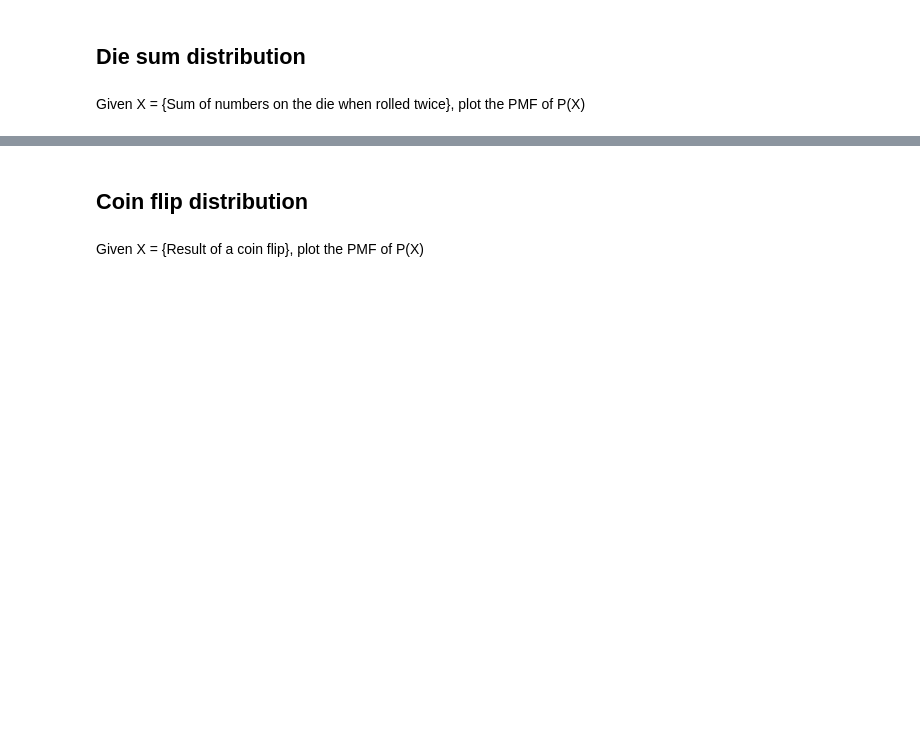
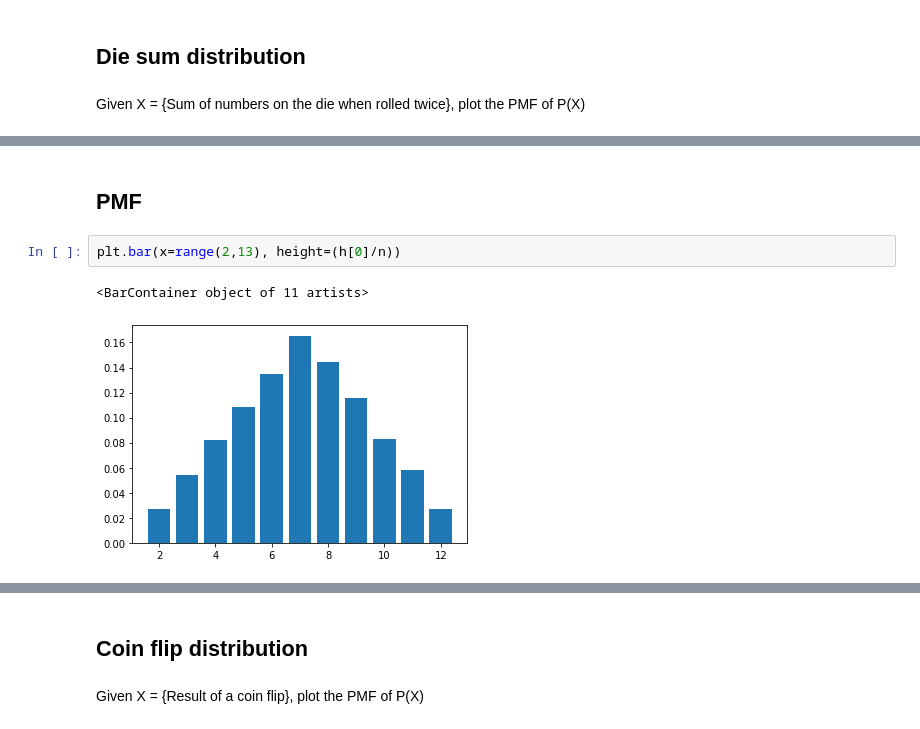
Before and after one commit to ironhack-bcn-data-pt/notebooks, a Jupyter notebook: 11.2.2.DiscreteDistributionsExercises.ipynb, the cells around one changed output, grey strips where cells are left out. Drawn from its saved outputs; the diff is of its cells as text; blank space fills up the shorter version.

```diff
--- a/11.2.2.DiscreteDistributionsExercises.ipynb
+++ b/11.2.2.DiscreteDistributionsExercises.ipynb
@@ -29,0 +125,7 @@ Given X = {Sum of numbers on the die when rolled twice}, plot the PMF of P(X)
+# %% [markdown]
+## PMF
+# %%
+plt.bar(x=range(2,13), height=(h[0]/n))
+# %% [output]
+<BarContainer object of 11 artists>
+[figure, added]
```
Also changed, not shown: parts of 56 cells of this notebook.
